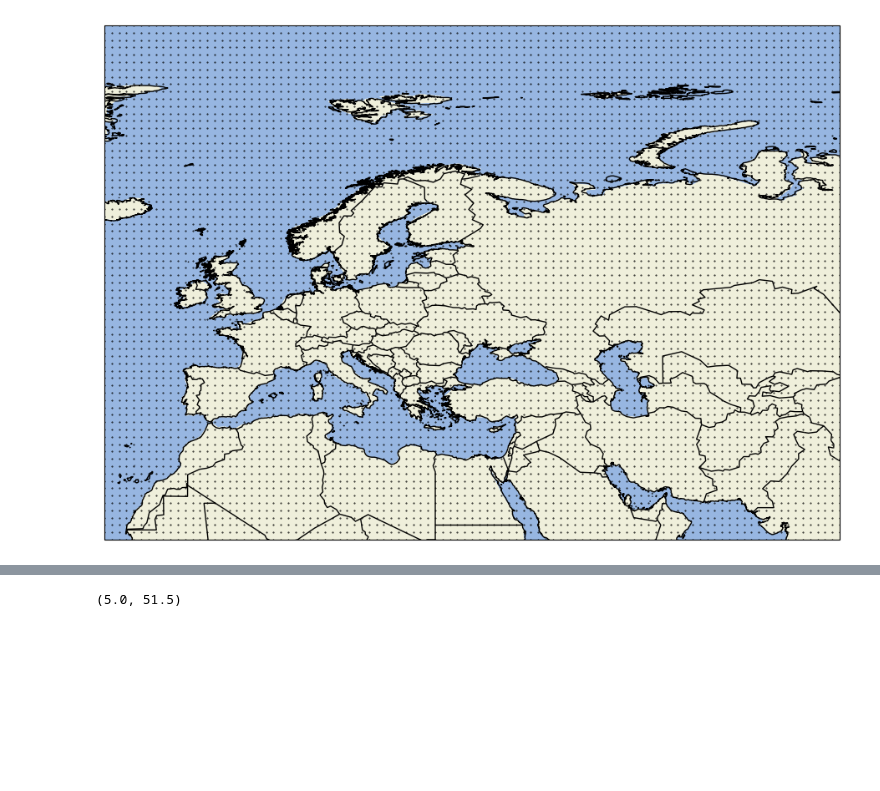
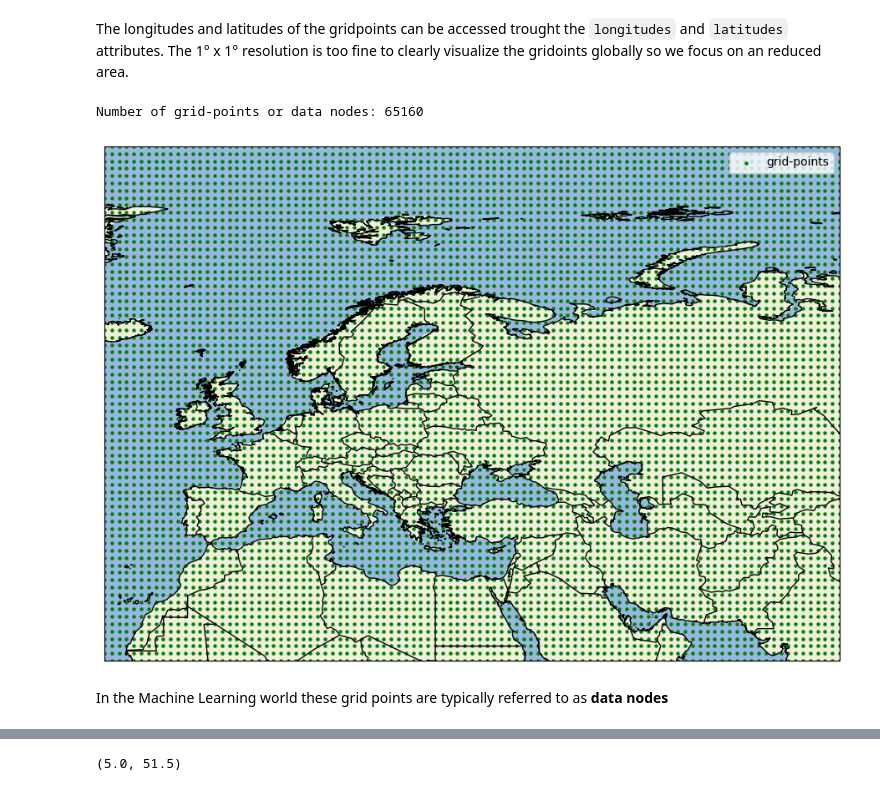
Before and after one commit to mpvginde/anemoi-demo-keisler2022, a Jupyter notebook: 2_create_graph.ipynb, the cells around one changed output, grey strips where cells are left out. Drawn from its saved outputs; the diff is of its cells as text; code cells hidden in the pictures; blank space fills up the shorter version.

```diff
--- a/2_create_graph.ipynb
+++ b/2_create_graph.ipynb
@@ -19,10 +28,19 @@ ds = open_dataset(dataset_path)
+# %% [markdown]
+The longitudes and latitudes of the gridpoints can be accessed trought the `longitudes` and `latitudes` attributes.
+The 1&deg; x 1&deg; resolution is too fine to clearly visualize the gridoints globally so we focus on an reduced area.
 # %%
+print("Number of grid-points or data nodes:", len(ds.latitudes))
+
 fig, ax = plt.subplots(1, 1, subplot_kw={"projection":ccrs.PlateCarree()}, figsize=(12,8))
-ax.scatter(ds.longitudes, ds.latitudes, s=0.2, c="black")
+ax.scatter(ds.longitudes, ds.latitudes, s=5, c="green", label="grid-points")
 ax.add_feature(cf.OCEAN)
 ax.add_feature(cf.LAND)
 ax.add_feature(cf.BORDERS)
 ax.coastlines(resolution="10m")
 ax.set_extent([-20,80,20,90])
+_ = ax.legend()
 # %% [output]
+Number of grid-points or data nodes: 65160
-[figure, old version]
+[figure, new version]
+# %% [markdown]
+In the Machine Learning world these grid points are typically referred to as **data nodes**
```
Also changed, not shown: parts of 8 cells of this notebook.
